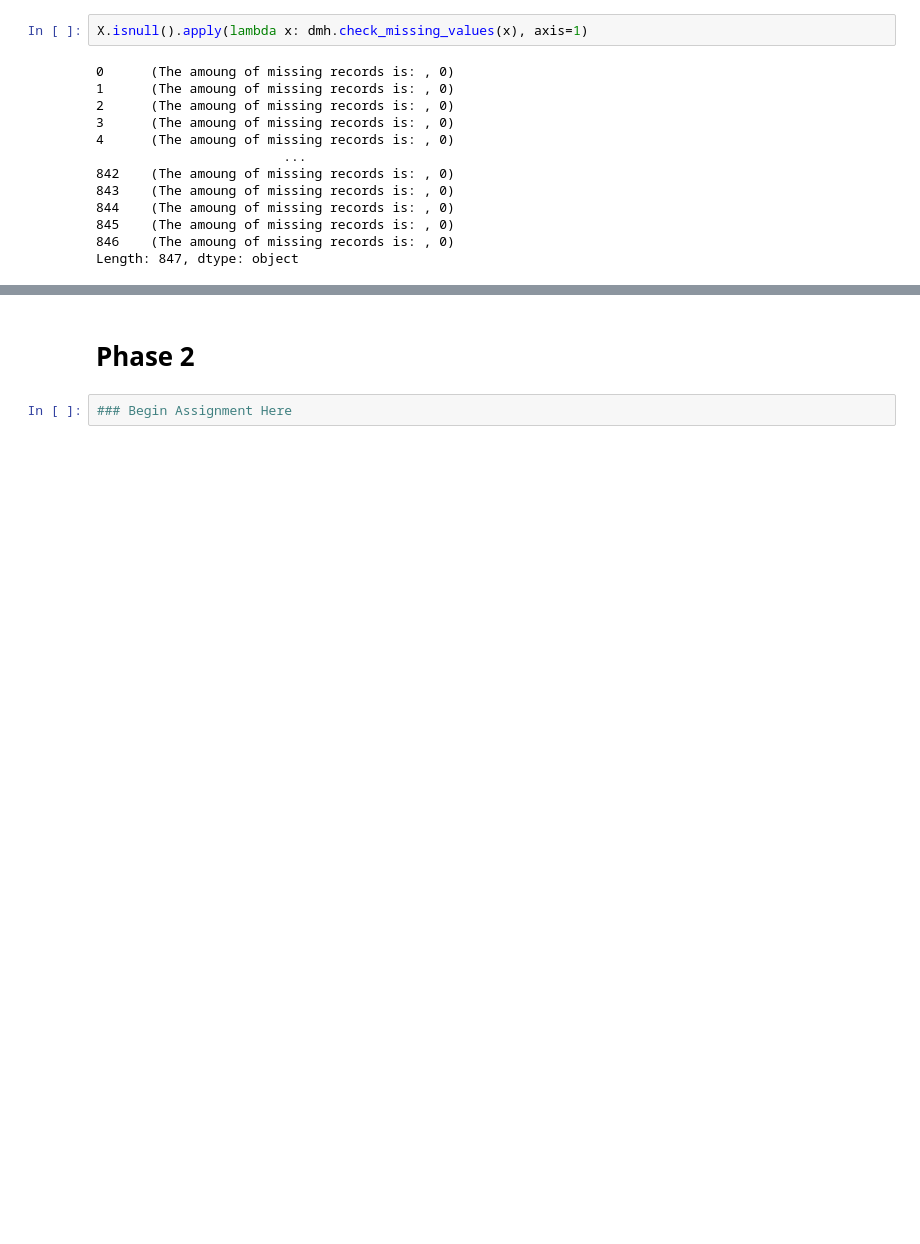
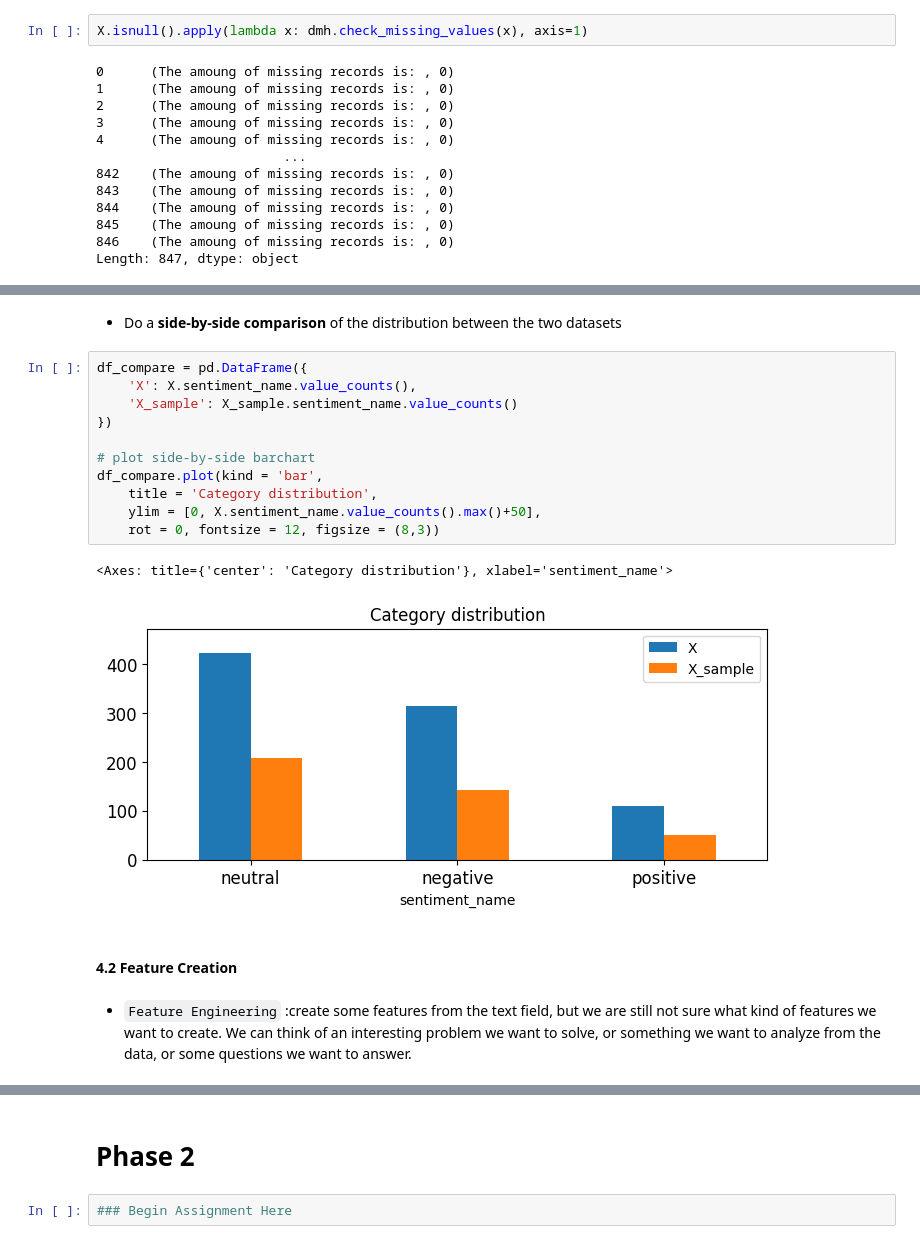
Before and after one commit to shangchehsieh/DM2025-Lab1-Exercise, a Jupyter notebook: DM2025-Lab1-Homework.ipynb, the cells around one changed output, grey strips where cells are left out. Saved outputs shown, nothing was run; the diff lists cells and outputs as text; blank space fills up the shorter version.

```diff
--- a/DM2025-Lab1-Homework.ipynb
+++ b/DM2025-Lab1-Homework.ipynb
@@ -221,0 +347,20 @@ Length: 847, dtype: object
+# %% [markdown]
+- Do a **side-by-side comparison** of the distribution between the two datasets
+# %%
+df_compare = pd.DataFrame({
+    'X': X.sentiment_name.value_counts(),
+    'X_sample': X_sample.sentiment_name.value_counts()
+})
+
+# plot side-by-side barchart
+df_compare.plot(kind = 'bar',
+    title = 'Category distribution',
+    ylim = [0, X.sentiment_name.value_counts().max()+50],
+    rot = 0, fontsize = 12, figsize = (8,3))
+# %% [output]
+<Axes: title={'center': 'Category distribution'}, xlabel='sentiment_name'>
+[figure, added]
+# %% [markdown]
+#### 4.2 Feature Creation
+# %% [markdown]
+- `Feature Engineering` :create some features from the text field, but we are still not sure what kind of features we want to create. We can think of an interesting problem we want to solve, or something we want to analyze from the data, or some questions we want to answer.
```
Also changed, not shown: parts of 60 cells of this notebook.
